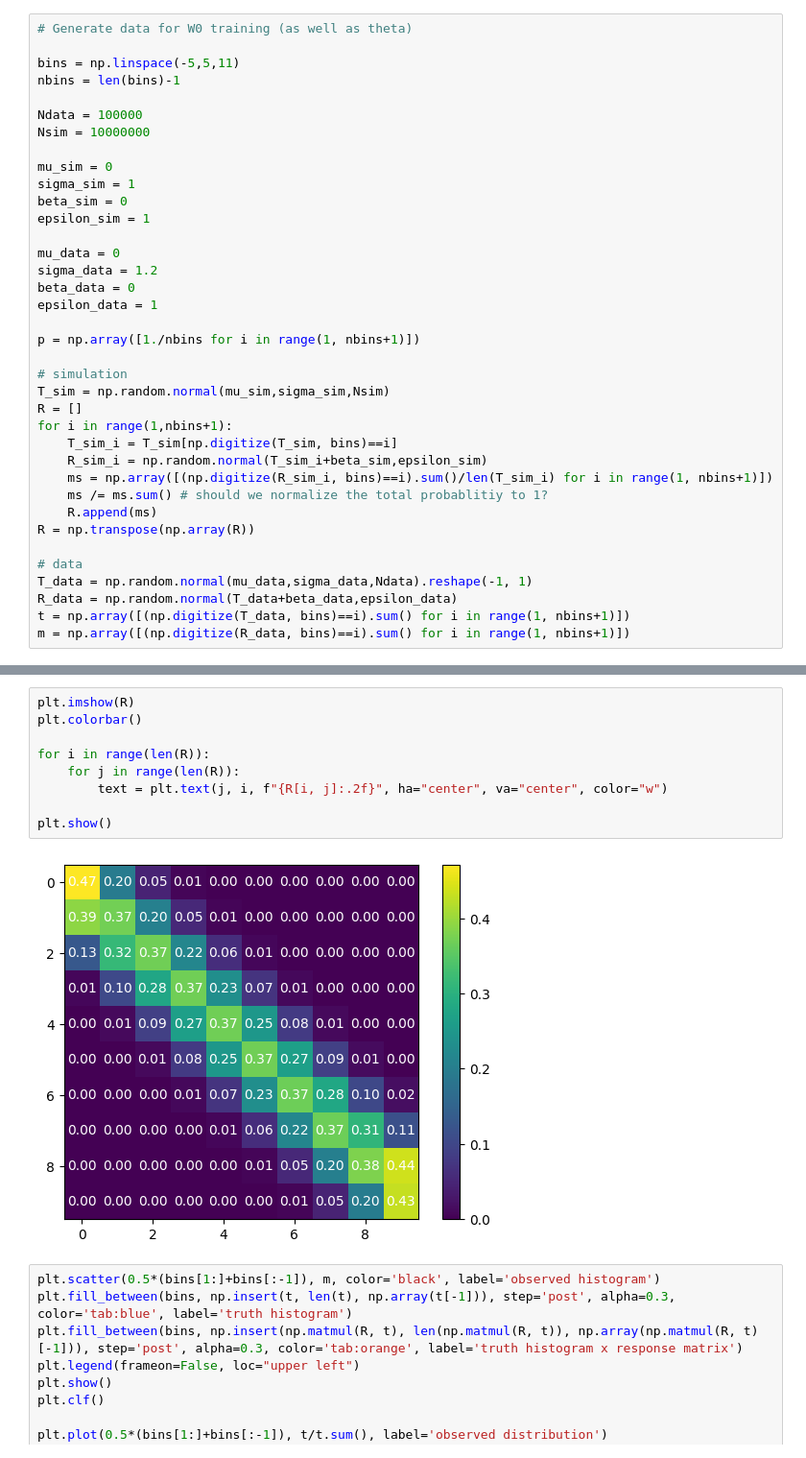
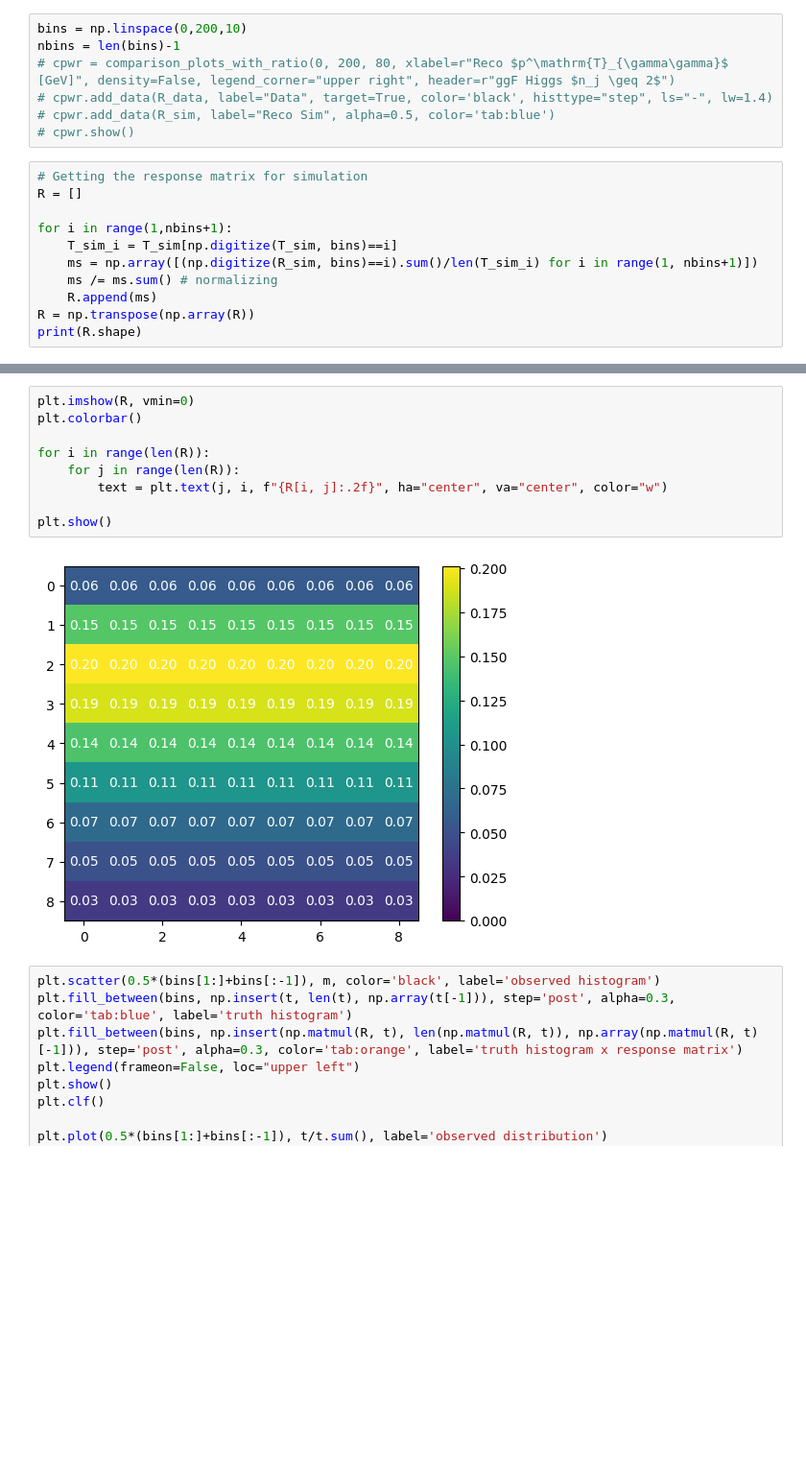
Before and after one commit to jp2555/NPU, a Jupyter notebook: scripts/NeuralPosteriorUnfolding_phys.ipynb, the cells around one changed output, grey strips where cells are left out. Shown at 96% size. Drawn from its saved outputs; the diff is of its cells as text; blank space fills up the shorter version.

Commit message:
load phys examples and get the response matrix for pT_yy

```diff
--- a/scripts/NeuralPosteriorUnfolding_phys.ipynb
+++ b/scripts/NeuralPosteriorUnfolding_phys.ipynb
@@ -17,37 +136,18 @@ tfb = tfp.bijectors
+# %%
+bins = np.linspace(0,200,10)
+nbins = len(bins)-1
+# cpwr = comparison_plots_with_ratio(0, 200, 80, xlabel=r"Reco $p^\mathrm{T}_{\gamma\gamma}$ [GeV]", density=False, legend_corner="upper right", header=r"ggF Higgs $n_j \geq 2$")
+# cpwr.add_data(R_data, label="Data", target=True, color='black', histtype="step", ls="-", lw=1.4)
+# cpwr.add_data(R_sim, label="Reco Sim", alpha=0.5, color='tab:blue')
+# cpwr.show()
 # %%
-# Generate data for W0 training (as well as theta)
+# Getting the response matrix for simulation
+R = []
 
-bins = np.linspace(-5,5,11)
-nbins = len(bins)-1
-
-Ndata = 100000
-Nsim = 10000000
-
-mu_sim = 0
-sigma_sim = 1
-beta_sim = 0
-epsilon_sim = 1
-
-mu_data = 0
-sigma_data = 1.2
-beta_data = 0
-epsilon_data = 1
-
-p = np.array([1./nbins for i in range(1, nbins+1)])
-
-# simulation
-T_sim = np.random.normal(mu_sim,sigma_sim,Nsim)
-R = []
 for i in range(1,nbins+1):
     T_sim_i = T_sim[np.digitize(T_sim, bins)==i]
-    R_sim_i = np.random.normal(T_sim_i+beta_sim,epsilon_sim)
-    ms = np.array([(np.digitize(R_sim_i, bins)==i).sum()/len(T_sim_i) for i in range(1, nbins+1)])
-    ms /= ms.sum() # should we normalize the total probablitiy to 1?
+    ms = np.array([(np.digitize(R_sim, bins)==i).sum()/len(T_sim_i) for i in range(1, nbins+1)])
+    ms /= ms.sum() # normalizing
     R.append(ms)
 R = np.transpose(np.array(R))
-
-# data
-T_data = np.random.normal(mu_data,sigma_data,Ndata).reshape(-1, 1)
-R_data = np.random.normal(T_data+beta_data,epsilon_data)
-t = np.array([(np.digitize(T_data, bins)==i).sum() for i in range(1, nbins+1)])
-m = np.array([(np.digitize(R_data, bins)==i).sum() for i in range(1, nbins+1)])
+print(R.shape)
@@ -54,14 +160,14 @@ m = np.array([(np.digitize(R_data, bins)==i).sum() for i in range(1, nbins+1)])
 # %%
-plt.imshow(R)
+plt.imshow(R, vmin=0)
 plt.colorbar()
 
 for i in range(len(R)):
     for j in range(len(R)):
         text = plt.text(j, i, f"{R[i, j]:.2f}", ha="center", va="center", color="w")
 
 plt.show()
 # %% [output]
-[figure, old version]
+[figure, new version]
 # %%
 plt.scatter(0.5*(bins[1:]+bins[:-1]), m, color='black', label='observed histogram')
 plt.fill_between(bins, np.insert(t, len(t), np.array(t[-1])), step='post', alpha=0.3, color='tab:blue', label='truth histogram')
```
Also changed, not shown: parts of 6 cells of this notebook.
